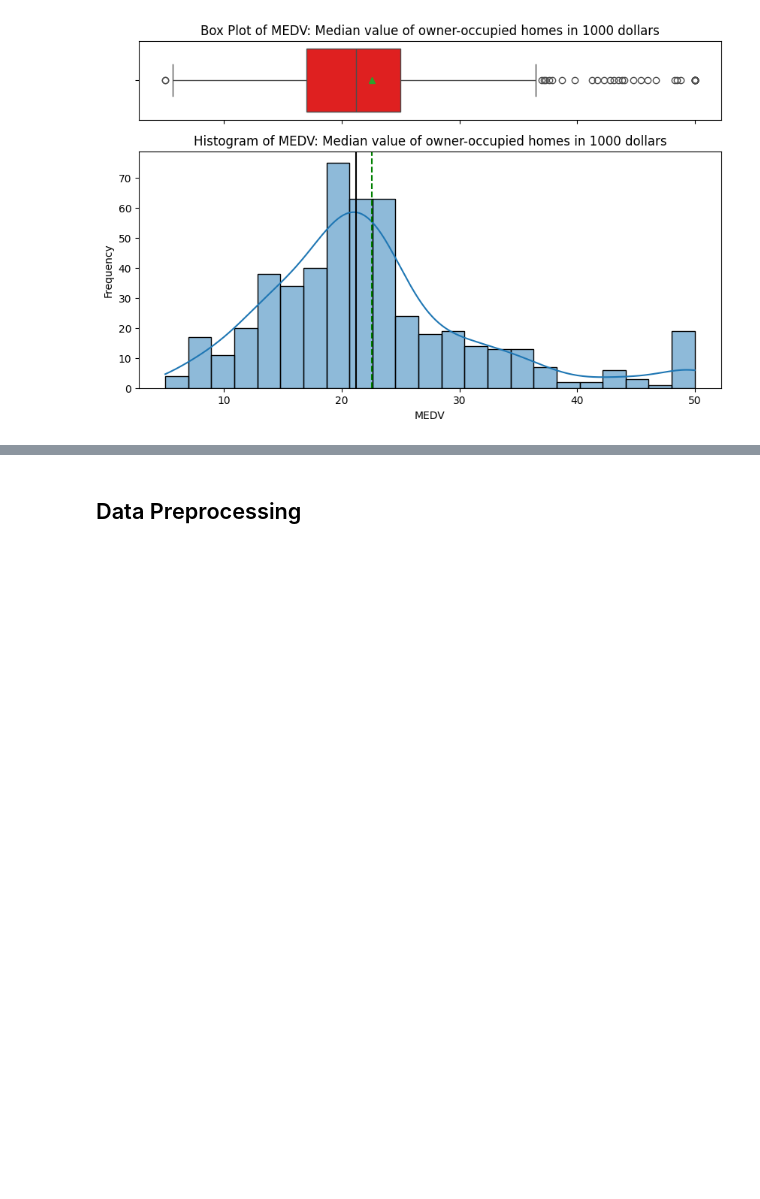
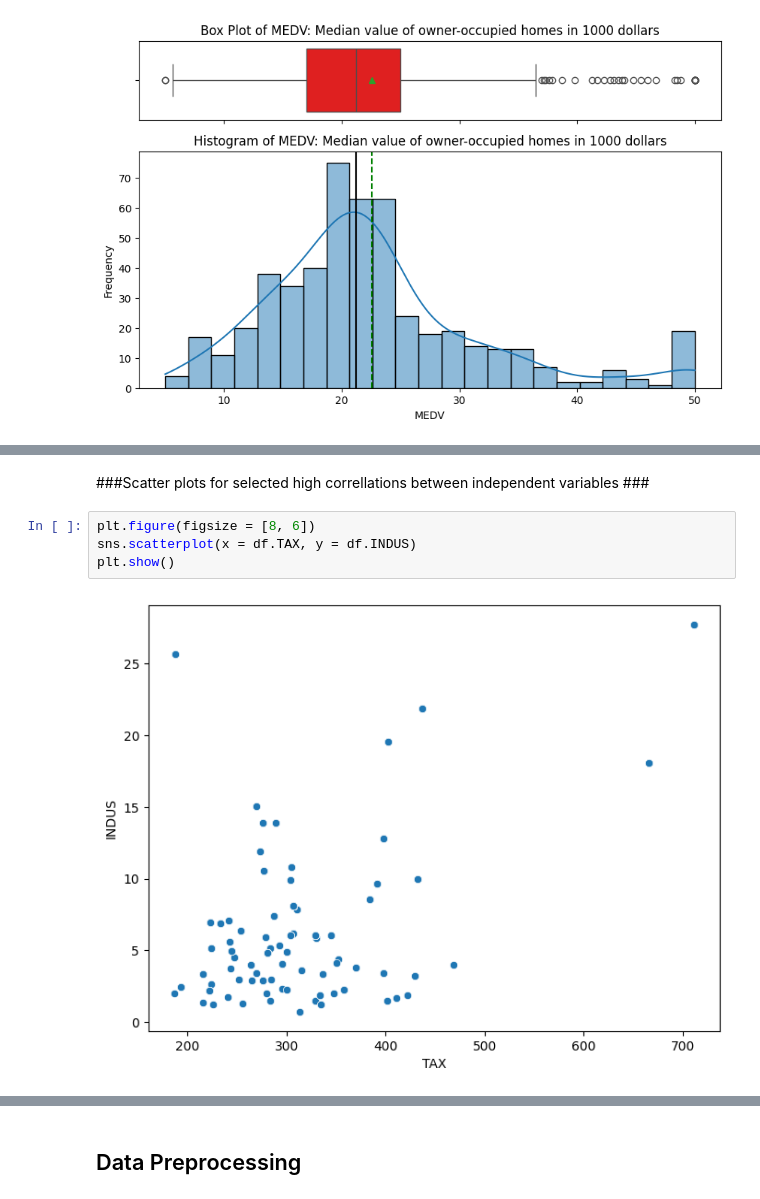
Before and after one commit to avandenberghe/boston_correllation, a Jupyter notebook: Boston_house_price_Full_Code.ipynb, the cells around one changed output, grey strips where cells are left out. Saved outputs shown, nothing was run; the diff lists cells and outputs as text; blank space fills up the shorter version.

```diff
--- a/Boston_house_price_Full_Code.ipynb
+++ b/Boston_house_price_Full_Code.ipynb
@@ -356,0 +425,8 @@ bar_perc(df, 'RAD', 'Index of accessibility to radial highways')
+# %% [markdown]
+###Scatter plots for selected high correllations between independent variables ###
+# %%
+plt.figure(figsize = [8, 6])
+sns.scatterplot(x = df.TAX, y = df.INDUS)
+plt.show()
+# %% [output]
+[figure, added]
```
Also changed, not shown: parts of 63 cells of this notebook.
